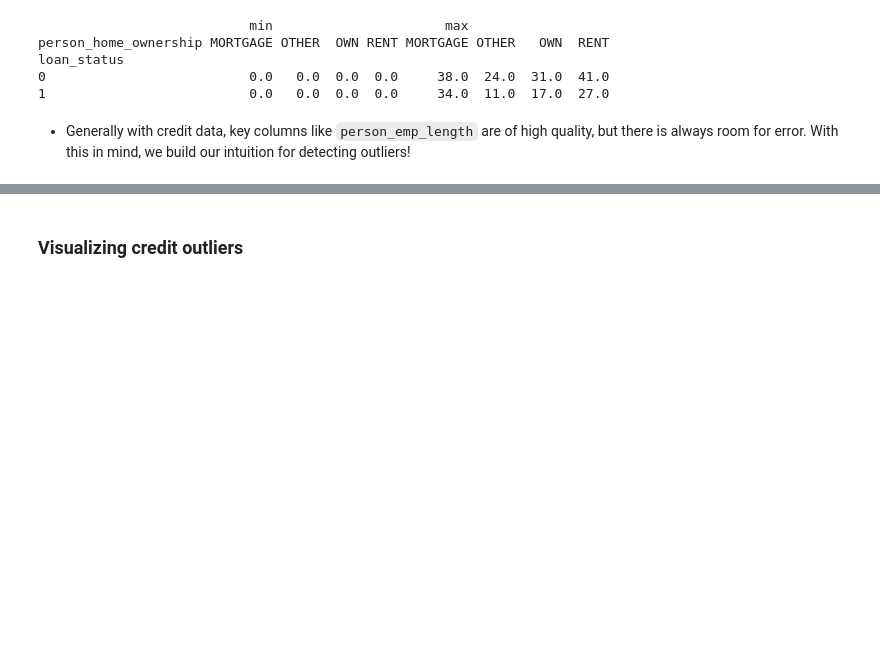
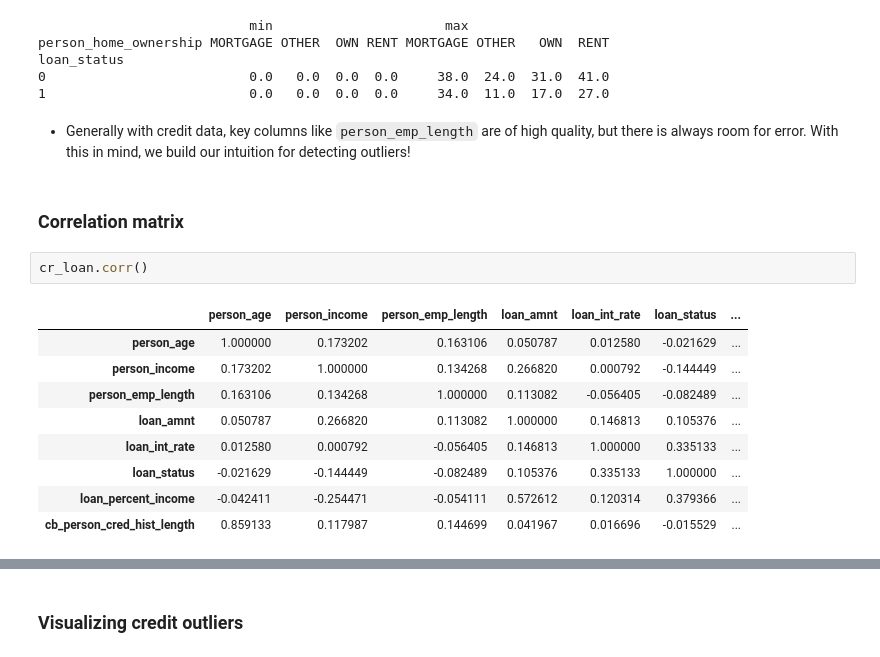
Before and after one commit to naikshubham/Credit-Risk-Modeling, a Jupyter notebook: notebooks/Credit Risk Modeling.ipynb, the cells around one changed output, grey strips where cells are left out. Drawn from its saved outputs; the diff is of its cells as text; blank space fills up the shorter version.

```diff
--- a/notebooks/Credit Risk Modeling.ipynb
+++ b/notebooks/Credit Risk Modeling.ipynb
@@ -161,3 +161,17 @@ loan_status
 1                          0.0   0.0  0.0  0.0     34.0  11.0  17.0  27.0
 # %% [markdown]
 - Generally with credit data, key columns like `person_emp_length` are of high quality, but there is always room for error. With this in mind, we build our intuition for detecting outliers!
+# %% [markdown]
+### Correlation matrix
+# %%
+cr_loan.corr()
+# %% [output]
+|  | person_age | person_income | person_emp_length | loan_amnt | loan_int_rate | loan_status | ... |
+| person_age | 1.000000 | 0.173202 | 0.163106 | 0.050787 | 0.012580 | -0.021629 | ... |
+| person_income | 0.173202 | 1.000000 | 0.134268 | 0.266820 | 0.000792 | -0.144449 | ... |
+| person_emp_length | 0.163106 | 0.134268 | 1.000000 | 0.113082 | -0.056405 | -0.082489 | ... |
+| loan_amnt | 0.050787 | 0.266820 | 0.113082 | 1.000000 | 0.146813 | 0.105376 | ... |
+| loan_int_rate | 0.012580 | 0.000792 | -0.056405 | 0.146813 | 1.000000 | 0.335133 | ... |
+| loan_status | -0.021629 | -0.144449 | -0.082489 | 0.105376 | 0.335133 | 1.000000 | ... |
+| loan_percent_income | -0.042411 | -0.254471 | -0.054111 | 0.572612 | 0.120314 | 0.379366 | ... |
+| cb_person_cred_hist_length | 0.859133 | 0.117987 | 0.144699 | 0.041967 | 0.016696 | -0.015529 | ... |
```
Also changed, not shown: parts of 34 cells of this notebook.
